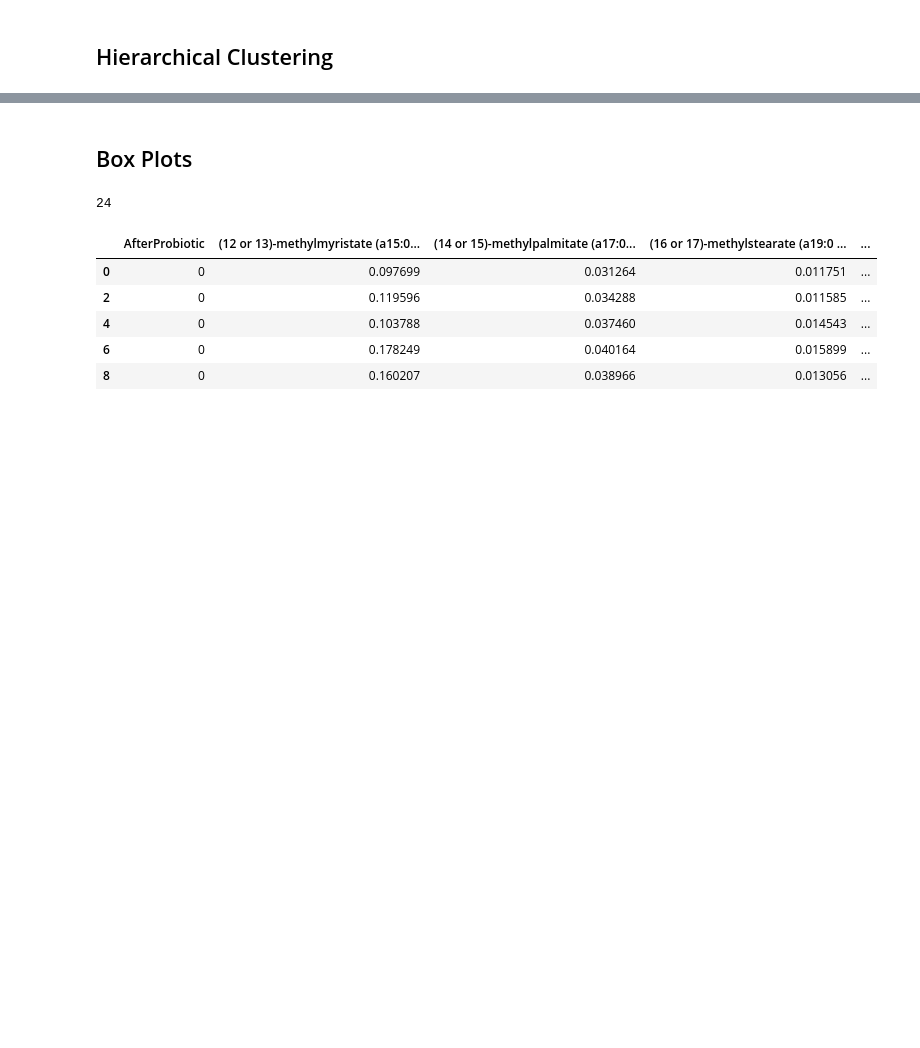
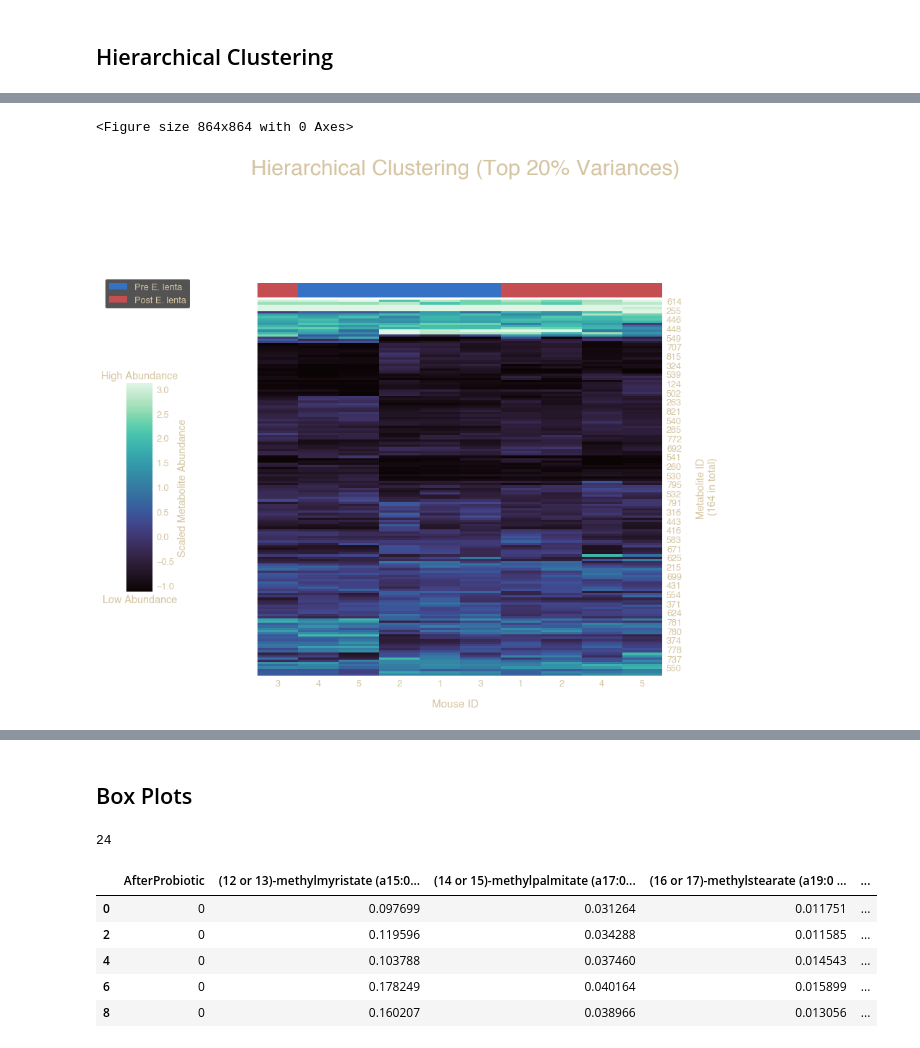
Before and after one commit to danielchang2002/FecalMetabolomics, a Jupyter notebook: notebooks/DataVisualization.ipynb, the cells around one changed output, grey strips where cells are left out. Drawn from its saved outputs; the diff is of its cells as text; code cells hidden in the pictures; blank space fills up the shorter version.

```diff
--- a/notebooks/DataVisualization.ipynb
+++ b/notebooks/DataVisualization.ipynb
@@ -241,0 +287,5 @@ ax.savefig('../output/hierachical.png')
+# %%
+top20 = variances[:int(len(variances) * 0.2)].index.values
+cluster_df_top20 = cluster_df.iloc[top20, :]
+cluster_df_top20.index.name = '\nMetabolite ID\n ({le} in total)'.format(le = len(cluster_df_top20))
+cluster_df_top20.head()
@@ -241,0 +300,5 @@ ax.savefig('../output/hierachical.png')
+# %%
+hierarchical(cluster_df_top20, "Hierarchical Clustering (Top 20% Variances)", 'HC_20.png', tick=4)
+# %% [output]
+<Figure size 864x864 with 0 Axes>
+[figure, added]
```
Also changed, not shown: parts of 12 cells of this notebook, 1 other file.
